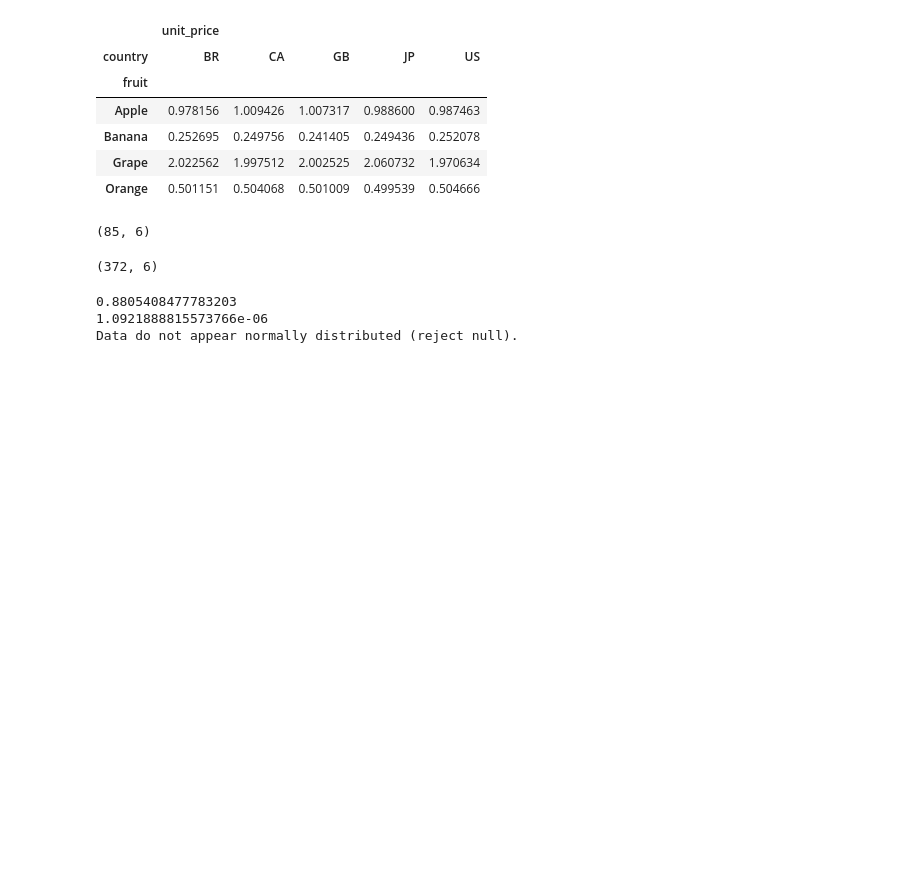
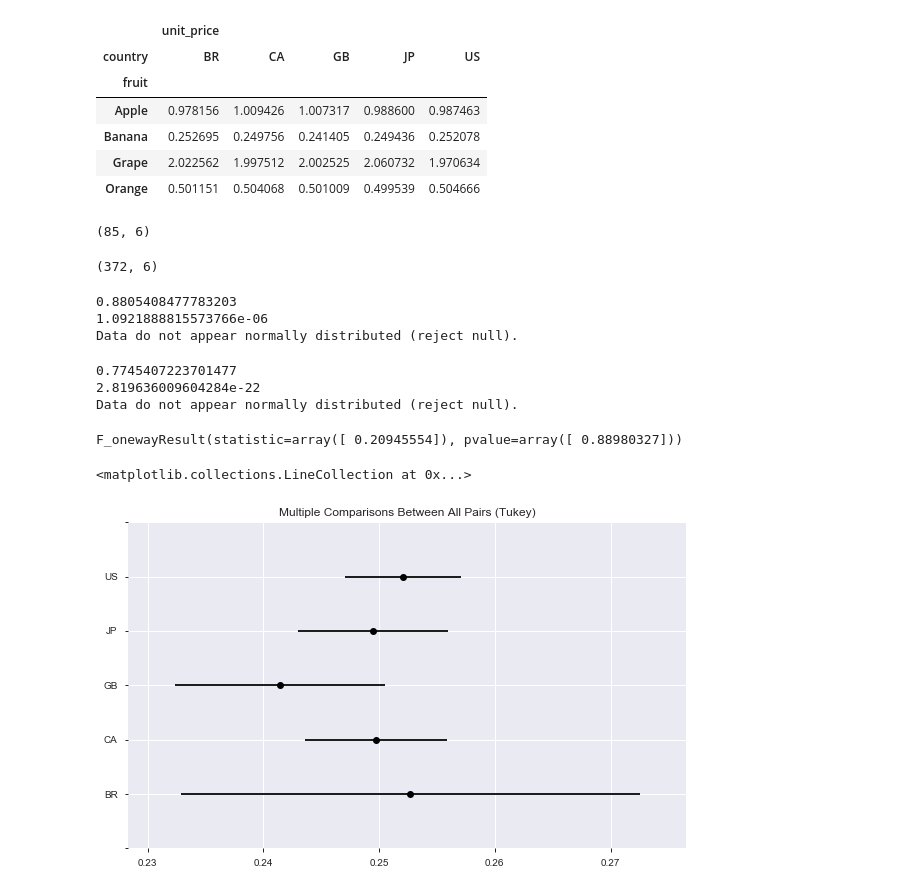
Before and after one commit to jfavole/genericanalysis, a Jupyter notebook: genericdataanalysismodel.ipynb, the cells around one changed output. Saved outputs shown, nothing was run; the diff lists cells and outputs as text; code cells hidden in the pictures; blank space fills up the shorter version.

```diff
--- a/genericdataanalysismodel.ipynb
+++ b/genericdataanalysismodel.ipynb
@@ -94,3 +96,43 @@ if p_u > alpha:
     msg_u = 'Data appear normally distributed (fail to reject null).'
 else:
     msg_u = 'Data do not appear normally distributed (reject null).'
+# %%
+print(stat_u)
+print(p_u)
+print(msg_u)
+# %% [output]
+0.7745407223701477
+2.819636009604284e-22
+Data do not appear normally distributed (reject null).
+# %%
+banana = data[data['fruit']=='Banana']
+banana = banana.drop(['date', 'fruit', 'quantity', 'total_price'], axis=1)
+br_nana = banana[banana['country']=='BR']
+br_nana = br_nana.drop('country', axis=1)
+ca_nana = banana[banana['country']=='CA']
+ca_nana = ca_nana.drop('country', axis=1)
+jp_nana = banana[banana['country']=='JP']
+jp_nana = jp_nana.drop('country', axis=1)
+us_nana = banana[banana['country']=='US']
+us_nana = us_nana.drop('country', axis=1)
+# %%
+# One-way ANOVA--does the mean unit price for a banana differ across countries?
+stats.f_oneway(br_nana, ca_nana, jp_nana, us_nana)
+# %% [output]
+F_onewayResult(statistic=array([ 0.20945554]), pvalue=array([ 0.88980327]))
+# %%
+# Tukey is appropriate for doing multiple comparisons.
+# Alternative corrections: Bonferroni or Benjamini-Hochberg/Benjamini-Yekutieli.
+# BH is less strict but has higher risk of false positives.
+from statsmodels.stats.multicomp import pairwise_tukeyhsd
+import matplotlib.pyplot as plt
+%matplotlib inline
+
+tukey = pairwise_tukeyhsd(endog=banana.unit_price,
+                         groups=banana.country,
+                         alpha=0.05)
+tukey.plot_simultaneous()
+plt.vlines(x=49.57,ymin=-0.5,ymax=4.5, color="red")
+# %% [output]
+<matplotlib.collections.LineCollection at 0x...>
+[figure, added]
```
Also changed, not shown: parts of 3 cells of this notebook, 1 other file.
